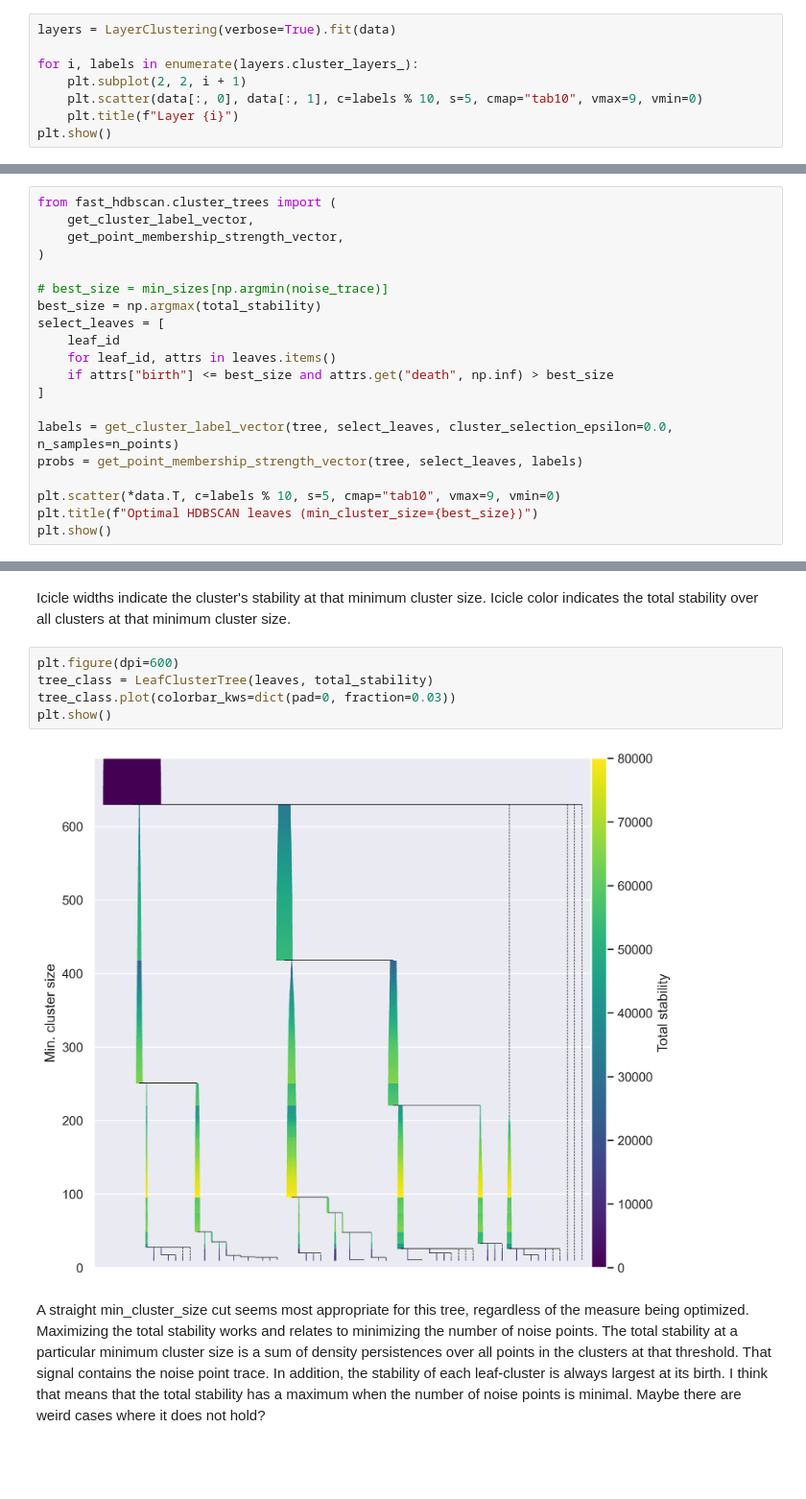
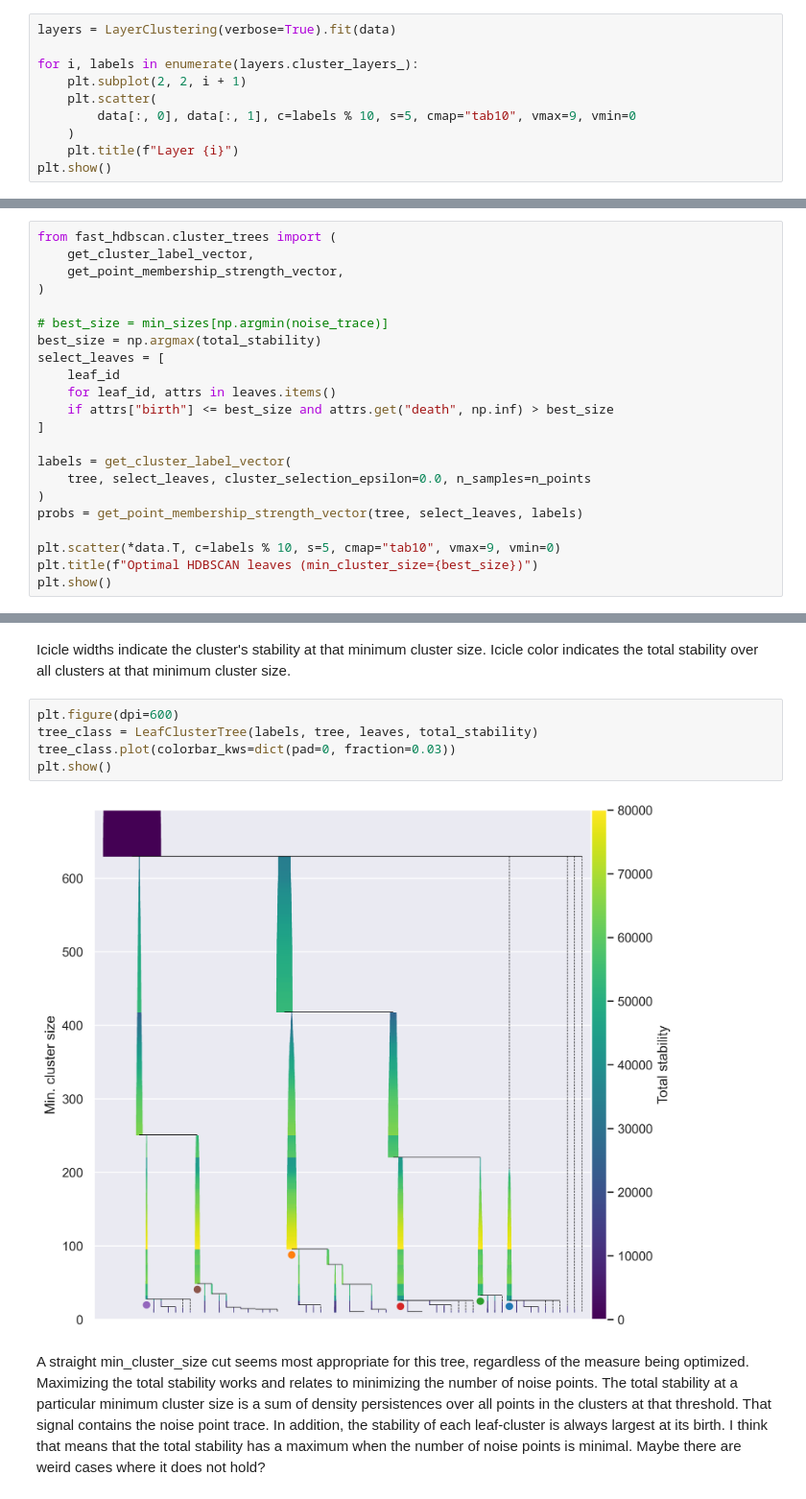
Before and after one commit to JelmerBot/fast_hdbscan, a Jupyter notebook: doc/layer_clustering.ipynb, the cells around one changed output, grey strips where cells are left out. Shown at 96% size. Saved outputs shown, nothing was run; the diff lists cells and outputs as text; blank space fills up the shorter version.

Commit message:
add selection indicator

```diff
--- a/doc/layer_clustering.ipynb
+++ b/doc/layer_clustering.ipynb
@@ -30,7 +30,9 @@ layers = LayerClustering(verbose=True).fit(data)
 
 for i, labels in enumerate(layers.cluster_layers_):
     plt.subplot(2, 2, i + 1)
-    plt.scatter(data[:, 0], data[:, 1], c=labels % 10, s=5, cmap="tab10", vmax=9, vmin=0)
+    plt.scatter(
+        data[:, 0], data[:, 1], c=labels % 10, s=5, cmap="tab10", vmax=9, vmin=0
+    )
     plt.title(f"Layer {i}")
 plt.show()
 # %% [output]
@@ -289,7 +294,9 @@ select_leaves = [
     if attrs["birth"] <= best_size and attrs.get("death", np.inf) > best_size
 ]
 
-labels = get_cluster_label_vector(tree, select_leaves, cluster_selection_epsilon=0.0, n_samples=n_points)
+labels = get_cluster_label_vector(
+    tree, select_leaves, cluster_selection_epsilon=0.0, n_samples=n_points
+)
 probs = get_point_membership_strength_vector(tree, select_leaves, labels)
 
 plt.scatter(*data.T, c=labels % 10, s=5, cmap="tab10", vmax=9, vmin=0)
@@ -432,11 +483,11 @@ Icicle color indicates the total stability over all clusters at that minimum
 cluster size.
 # %%
 plt.figure(dpi=600)
-tree_class = LeafClusterTree(leaves, total_stability)
+tree_class = LeafClusterTree(labels, tree, leaves, total_stability)
 tree_class.plot(colorbar_kws=dict(pad=0, fraction=0.03))
 plt.show()
 # %% [output]
-[figure, old version]
+[figure, new version]
 # %% [markdown]
 A straight min_cluster_size cut seems most appropriate for this tree, regardless
 of the measure being optimized. Maximizing the total stability works and relates
```
Also changed, not shown: parts of 6 cells of this notebook.
